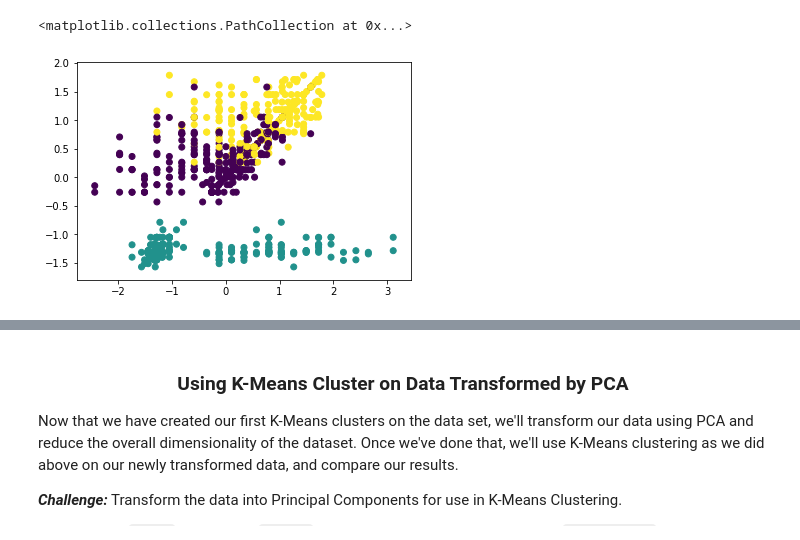
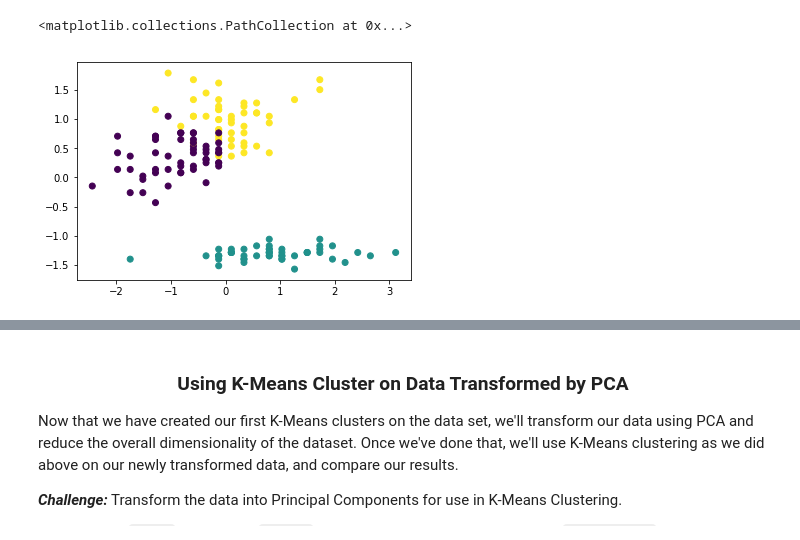
Before and after one commit to Doncurt/DS-2-Machine-Learning, a Jupyter notebook: 06_K-Means_Clustering.ipynb, the cells around one changed output, grey strips where cells are left out. Cells and saved outputs as stored; diff of their text form; code cells hidden in the pictures.

```diff
--- a/06_K-Means_Clustering.ipynb
+++ b/06_K-Means_Clustering.ipynb
@@ -87,16 +87,11 @@ array([[ -9.00681170e-01,   1.03205722e+00,  -1.34127240e+00,
 # %%
 # TODO: Extend this code so that you can output a graph for every feature pair in the scaled data.
 
 # (HINT: Take a look at the pattern for passing the data in the 'scatter()' call.  In the square brackets [:, 1],
 # the ':,' gets us all 150 rows of data, while the '1' tells us to only get the data in the first column for each row.
 # Use this knowledge to figure out how to write a script that visualizes all possible comparison for the 4 columns.)
 plt.figure('3 Cluster K-Means')
 plt.scatter(scaled_data[:, 1], scaled_data[:, 2], c=output.labels_)
-plt.scatter(scaled_data[:, 1], scaled_data[:, 3], c=output.labels_)
-plt.scatter(scaled_data[:, 2], scaled_data[:, 2], c=output.labels_)
-plt.scatter(scaled_data[:, 2], scaled_data[:, 3], c=output.labels_)
-plt.scatter(scaled_data[:, 3], scaled_data[:, 2], c=output.labels_)
-plt.scatter(scaled_data[:, 3], scaled_data[:, 3], c=output.labels_)
 # %% [output]
 <matplotlib.collections.PathCollection at 0x...>
-[figure, old version]
+[figure, new version]
```
Also changed, not shown: parts of 6 cells of this notebook.
